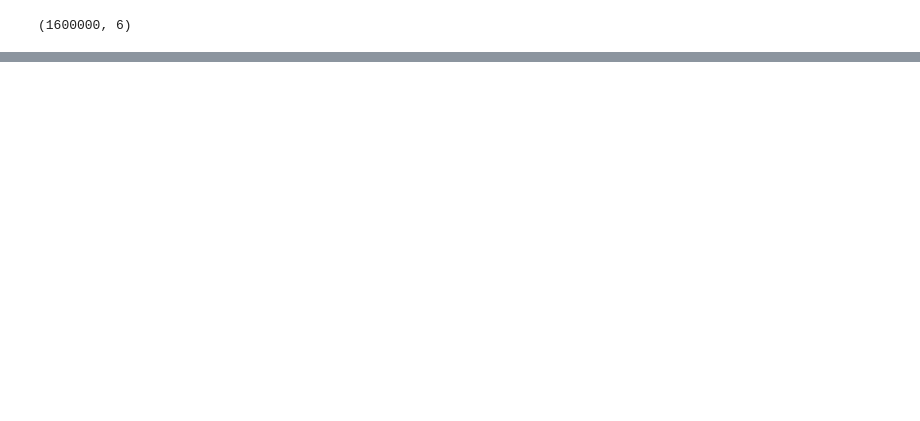
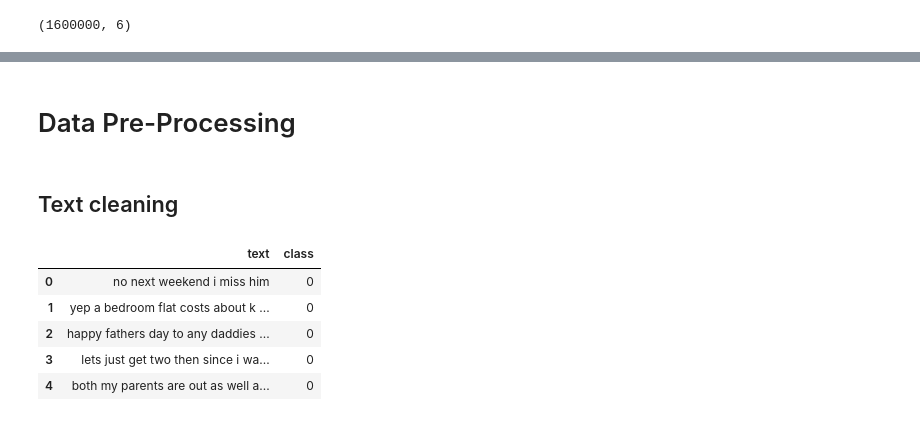
Before and after one commit to 0xnaif/X-Posts-Sentiment-Analysis, a Jupyter notebook: Sentiment140_Project.ipynb, the cells around one changed output, grey strips where cells are left out. Drawn from its saved outputs; the diff is of its cells as text; code cells hidden in the pictures; blank space fills up the shorter version.

```diff
--- a/Sentiment140_Project.ipynb
+++ b/Sentiment140_Project.ipynb
@@ -56,0 +69,9 @@ print(data['class'].unique())
+# %%
+n = data.loc[data['class']== 0] # negative samples
+p = data.loc[data['class']== 4] # positive samples
+
+n = n.sample(n=50000, random_state=2024)
+p = p.sample(n=50000, random_state=2024)
+
+# concatenating
+data = pd.concat([n, p], ignore_index=True)
@@ -56,0 +97,34 @@ print(data['class'].unique())
+# %% [markdown]
+# Data Pre-Processing
+# %% [markdown]
+## Text cleaning
+# %%
+
+def clean_text(text):
+
+    text = text.lower()
+
+    # remove urls
+    text = re.sub(r'http\S+|www\S+|https\S+', '', text, flags=re.MULTILINE)
+
+    # remove mentions
+    text = re.sub(r'@\w+', '', text)
+
+    # remove special characters, numbers, ...
+    text = re.sub(r'[^a-zA-Z\s]', '', text)
+
+    # remove whitespace
+    # text = text.strip()
+    text = re.sub(r'\s+', ' ', text)
+
+    return text
+
+data['text'] = data['text'].apply(clean_text)
+data.head()
+# %% [output]
+|  | text | class |
+| 0 | no next weekend i miss him | 0 |
+| 1 | yep a bedroom flat costs about k ... | 0 |
+| 2 | happy fathers day to any daddies ... | 0 |
+| 3 | lets just get two then since i wa... | 0 |
+| 4 | both my parents are out as well a... | 0 |
```
Also changed, not shown: parts of 15 cells of this notebook.
